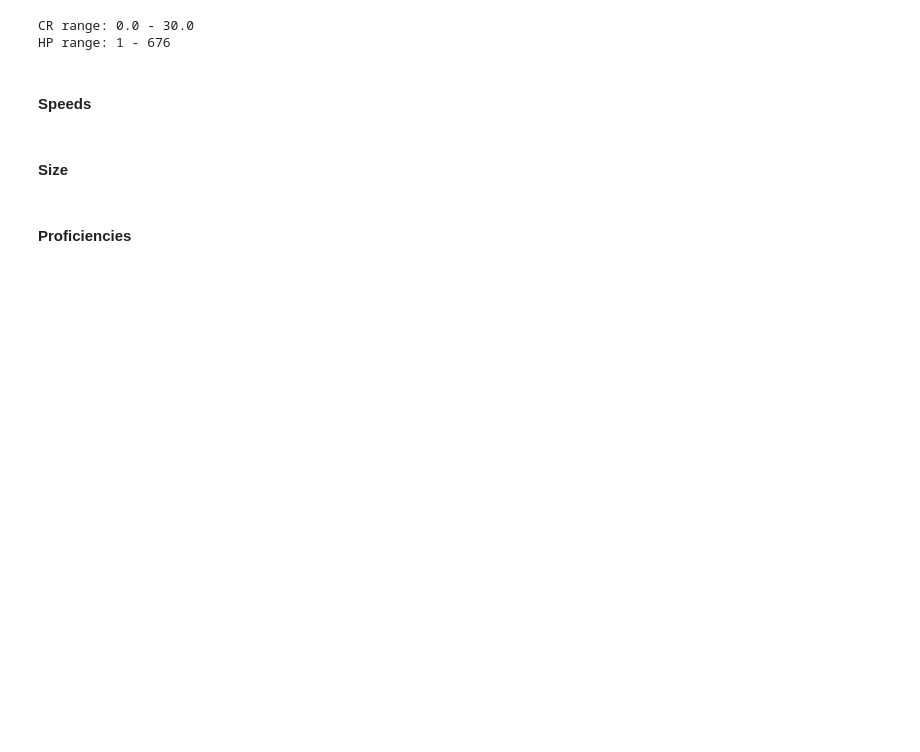
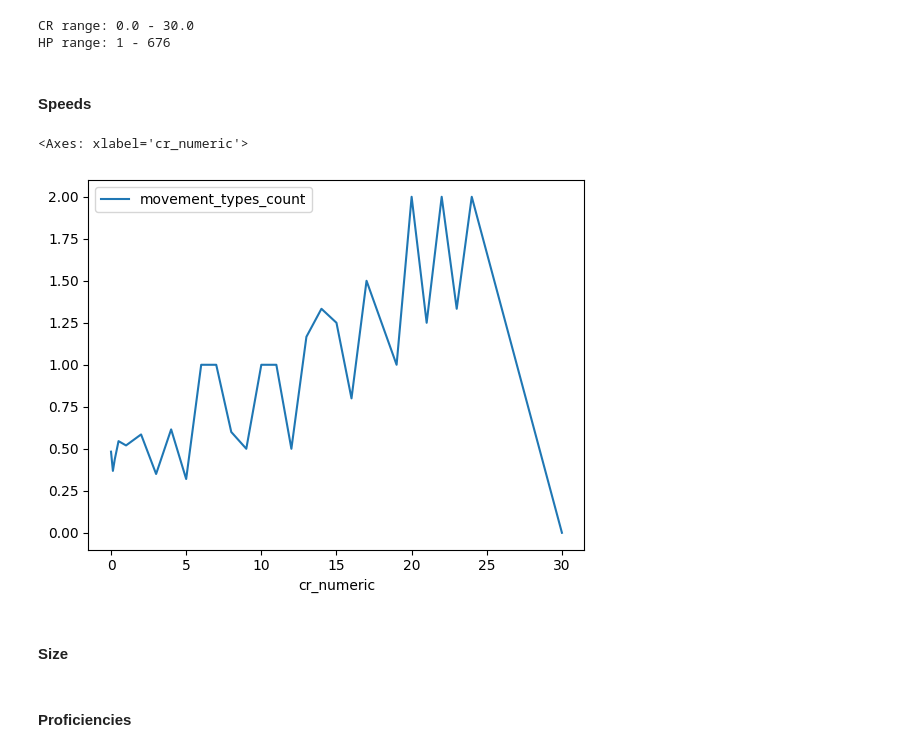
Before and after one commit to conorbarryhoke/matrix_v0, a Jupyter notebook: notebooks/1_feature_engineering.ipynb, the cells around one changed output. Drawn from its saved outputs; the diff is of its cells as text; code cells hidden in the pictures; blank space fills up the shorter version.

```diff
--- a/notebooks/1_feature_engineering.ipynb
+++ b/notebooks/1_feature_engineering.ipynb
@@ -344,4 +345,10 @@ df['movement_types_count'] = (df[['speed_ground', 'speed_fly', 'speed_swim', 'sp
 df['has_flying'] = (df['speed_fly'] > 0).astype(int)
+# %%
+# Eventually, calculate from baseline. Higher CR buckets (over 10) are expected to have more movement types.
+df[['movement_types_count', 'cr_numeric']].groupby('cr_numeric').mean().plot()
+# %% [output]
+<Axes: xlabel='cr_numeric'>
+[figure, added]
 # %% [markdown]
 #### Size
 # %%
```
Also changed, not shown: parts of 9 cells of this notebook, 15 other files.
